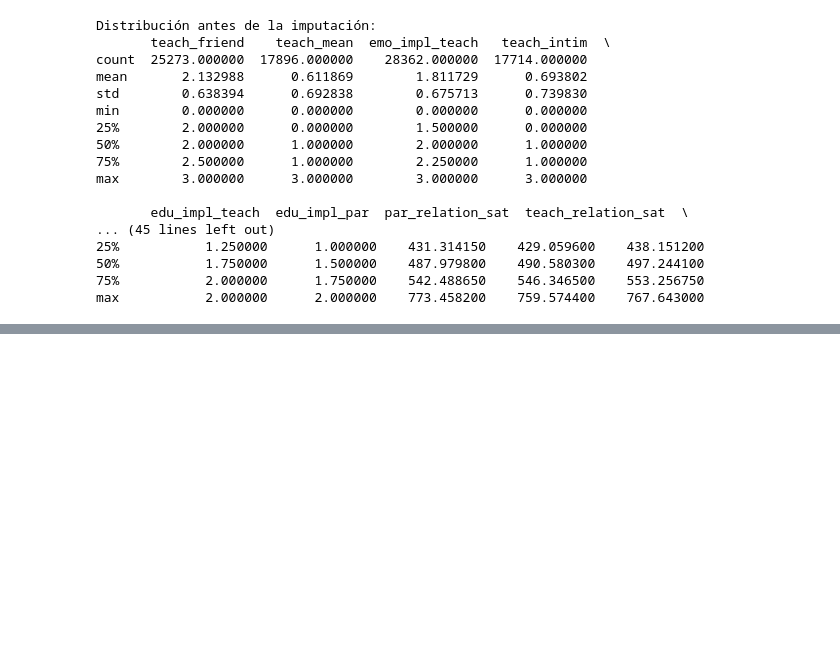
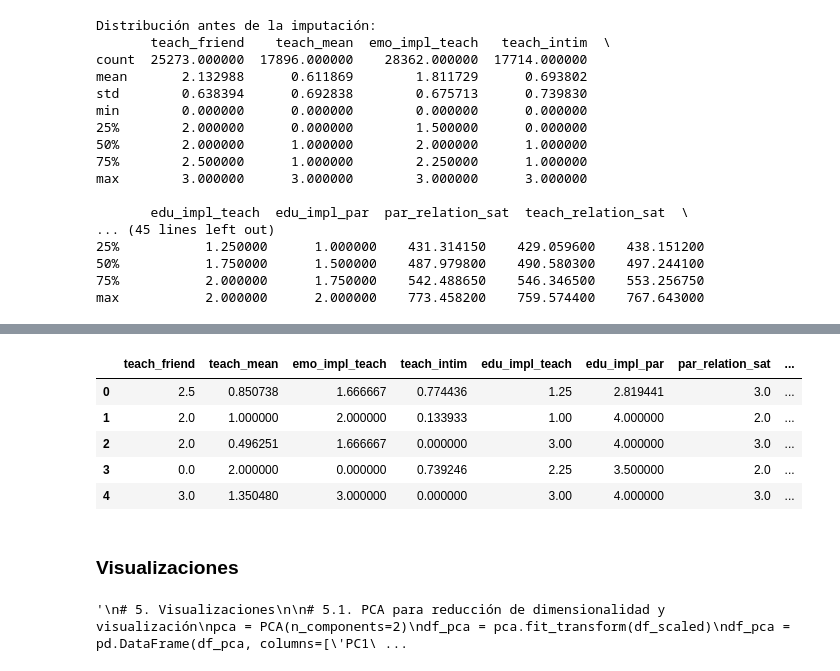
Before and after one commit to sara-fuentes/tfm_pisa_educacion, a Jupyter notebook: clustering_students.ipynb, the cells around one changed output, grey strips where cells are left out. Cells and saved outputs as stored; diff of their text form; code cells hidden in the pictures; blank space fills up the shorter version.

```diff
--- a/clustering_students.ipynb
+++ b/clustering_students.ipynb
@@ -527,0 +628,9 @@ max           2.000000      2.000000    773.458200    759.574400    767.643000
+# %%
+df_imputed.head()
+# %% [output]
+|  | teach_friend | teach_mean | emo_impl_teach | teach_intim | edu_impl_teach | edu_impl_par | par_relation_sat | ... |
+| 0 | 2.5 | 0.850738 | 1.666667 | 0.774436 | 1.25 | 2.819441 | 3.0 | ... |
+| 1 | 2.0 | 1.000000 | 2.000000 | 0.133933 | 1.00 | 4.000000 | 2.0 | ... |
+| 2 | 2.0 | 0.496251 | 1.666667 | 0.000000 | 3.00 | 4.000000 | 3.0 | ... |
+| 3 | 0.0 | 2.000000 | 0.000000 | 0.739246 | 2.25 | 3.500000 | 2.0 | ... |
+| 4 | 3.0 | 1.350480 | 3.000000 | 0.000000 | 3.00 | 4.000000 | 3.0 | ... |
@@ -527,0 +644,49 @@ max           2.000000      2.000000    773.458200    759.574400    767.643000
+# %% [markdown]
+### Visualizaciones
+# %%
+"""
+# 5. Visualizaciones
+
+# 5.1. PCA para reducción de dimensionalidad y visualización
+pca = PCA(n_components=2)
+df_pca = pca.fit_transform(df_scaled)
+df_pca = pd.DataFrame(df_pca, columns=['PC1', 'PC2'])
+df_pca['Cluster'] = clusters
+
+# Gráfico de dispersión con PCA
+plt.figure(figsize=(10, 8))
+sns.scatterplot(data=df_pca, x='PC1', y='PC2', hue='Cluster', palette='deep')
+plt.title('Clusters en el espacio PCA')
+plt.show()
+
+# 5.2. Visualización de los centroides
+plt.figure(figsize=(12, 6))
+centroids_df.plot(kind='bar')
+plt.title('Centroides de los Clusters')
+plt.xticks(rotation=45)
+plt.tight_layout()
+plt.show()
+
+# 5.3. Heatmap de los centroides
+plt.figure(figsize=(10, 6))
+sns.heatmap(centroids_df, annot=True, cmap='YlOrRd', center=0)
+plt.title('Heatmap de Centroides')
+plt.tight_layout()
+plt.show()
+
+# 5.4. Distribución de variables por cluster
+for column in df_imputed.columns[:-1]:  # excluimos la columna 'Cluster'
+    plt.figure(figsize=(10, 6))
+    sns.boxplot(x='Cluster', y=column, data=df_imputed)
+    plt.title(f'Distribución de {column} por Cluster')
+    plt.show()
+
+# 6. Análisis de los clusters
+print("\nTamaño de cada cluster:")
+print(df_imputed['Cluster'].value_counts().sort_index())
+
+print("\nCaracterísticas de cada cluster (en escala original):")
+print(centroids_df)
+"""
+# %% [output]
+'\n# 5. Visualizaciones\n\n# 5.1. PCA para reducción de dimensionalidad y visualización\npca = PCA(n_components=2)\ndf_pca = pca.fit_transform(df_scaled)\ndf_pca = pd.DataFrame(df_pca, columns=[\'PC1\ ...
```
Also changed, not shown: parts of 21 cells of this notebook.
